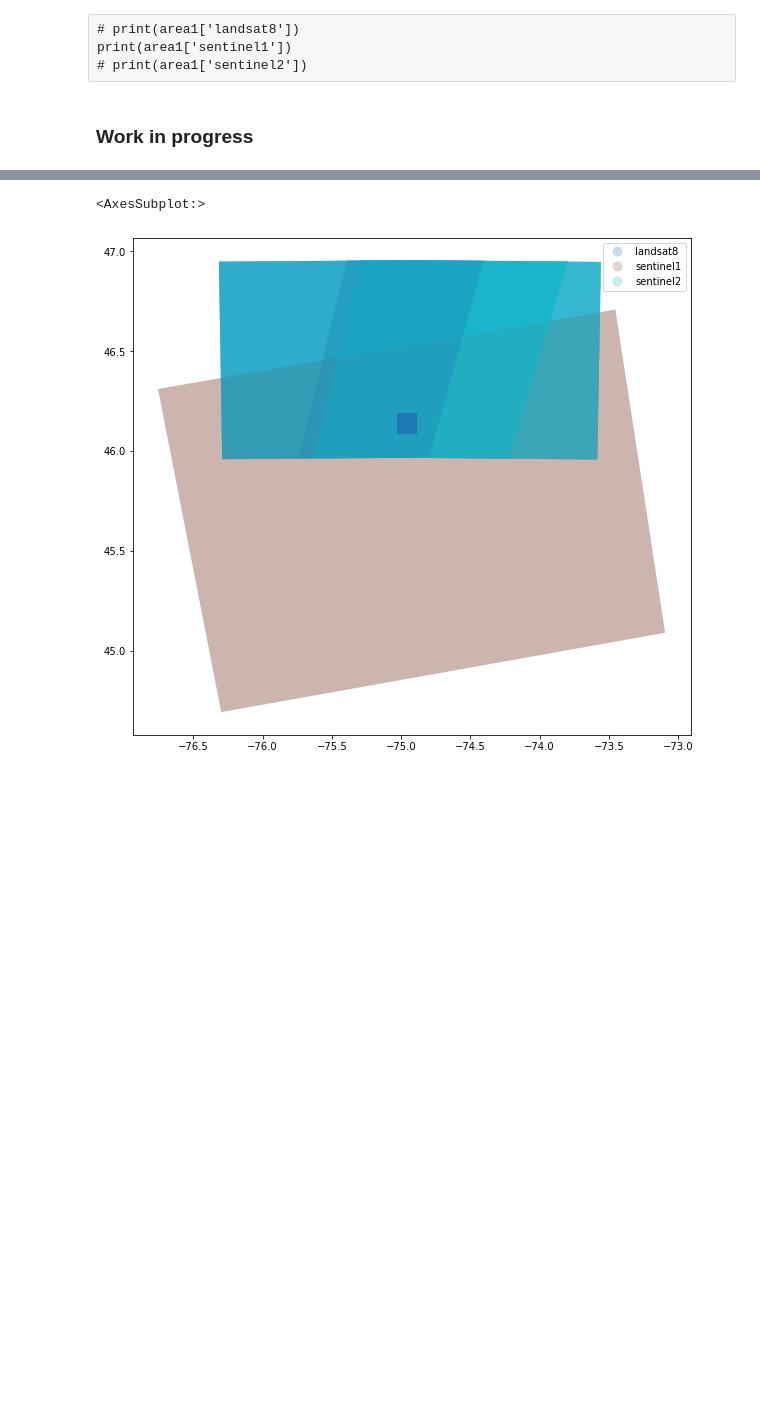
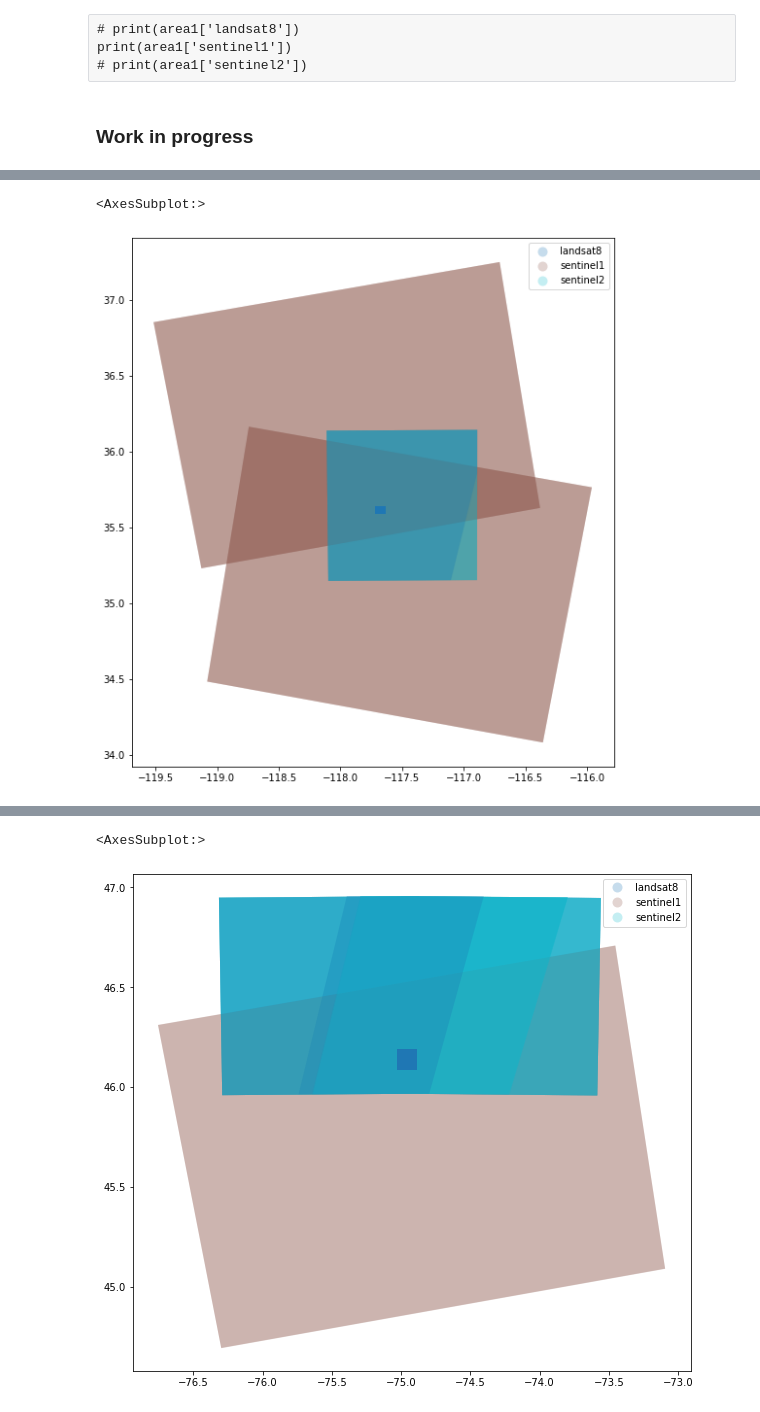
Before and after one commit to kvenkman/opera_coverage, a Jupyter notebook: notebooks/Coverage.ipynb, the cells around one changed output, grey strips where cells are left out. Cells and saved outputs as stored; diff of their text form; code cells hidden in the pictures; blank space fills up the shorter version.

```diff
--- a/notebooks/Coverage.ipynb
+++ b/notebooks/Coverage.ipynb
@@ -43,4 +35,4 @@ laurentides.wkt
 # %%
 %%time
-freq1, next_acq1, area1 = get_coverage(['sentinel1','sentinel2','landsat8'],ridgecrest,[datetime(2022,1,1), datetime(2022,2,1)])
+freq1, next_acq1, area1, master1 = get_coverage(['sentinel1','sentinel2','landsat8'],ridgecrest,[datetime(2022,1,1), datetime(2022,2,1)])
 # %% [output]
@@ -199,0 +141,7 @@ Timedelta('1 days 17:58:45.261875')
+# %%
+fig, ax = plt.subplots(figsize=(10, 10))
+master1.plot(column='sensor',alpha=0.25, legend=True, ax=ax)
+ridgecrest_df.plot(ax=ax)
+# %% [output]
+<AxesSubplot:>
+[figure, added]
```
Also changed, not shown: parts of 34 cells of this notebook, 4 other files.
